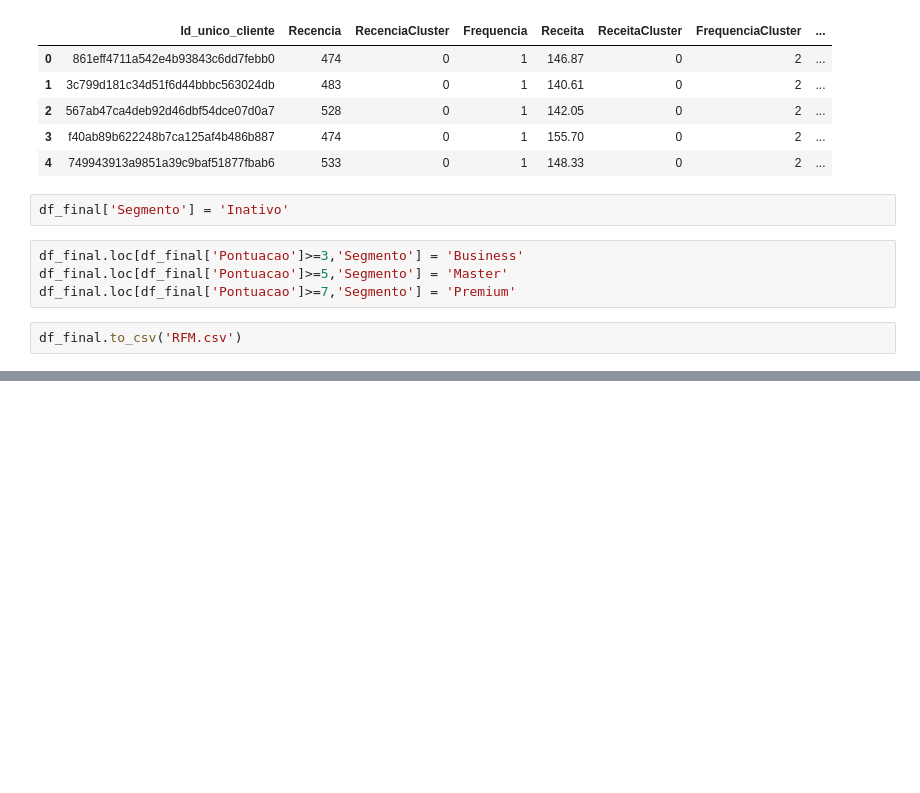
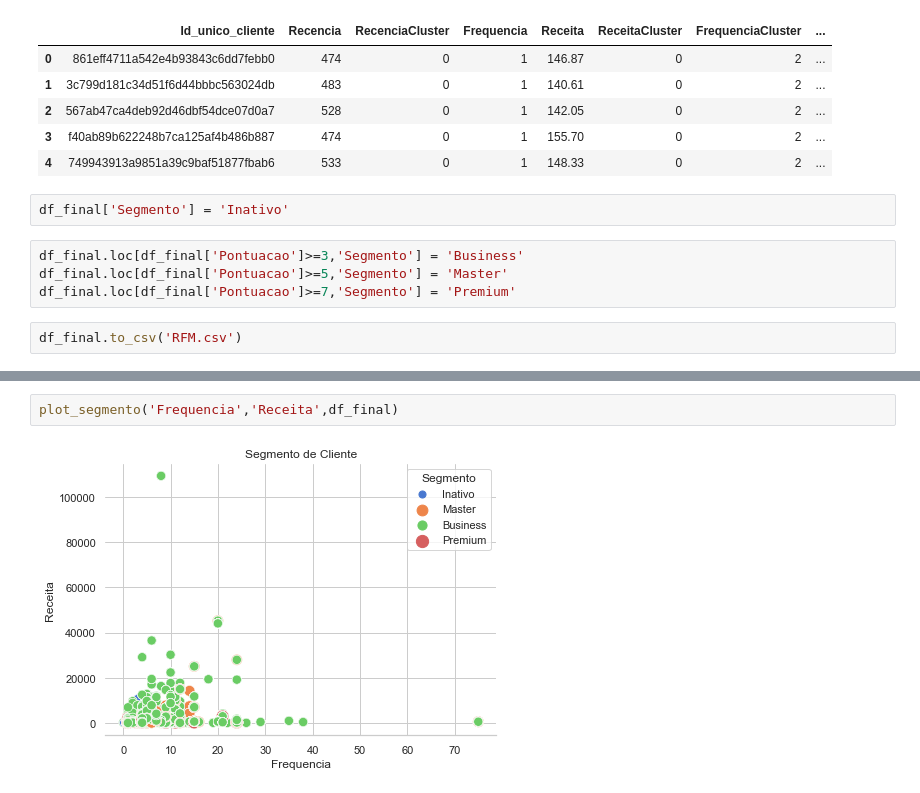
Before and after one commit to thayannefranca/Segmentacao_de_Clientes, a Jupyter notebook: clusterizacao.ipynb, the cells around one changed output, grey strips where cells are left out. Cells and saved outputs as stored; diff of their text form; blank space fills up the shorter version.

```diff
--- a/clusterizacao.ipynb
+++ b/clusterizacao.ipynb
@@ -320,0 +335,4 @@ df_final.to_csv('RFM.csv')
+# %%
+plot_segmento('Frequencia','Receita',df_final)
+# %% [output]
+[figure, added]
```
Also changed, not shown: parts of 5 cells of this notebook.
